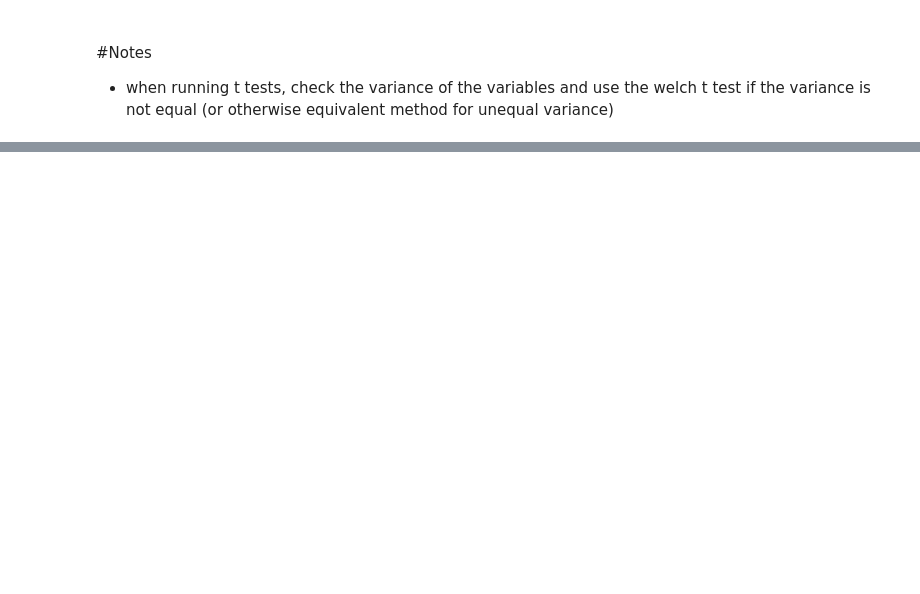
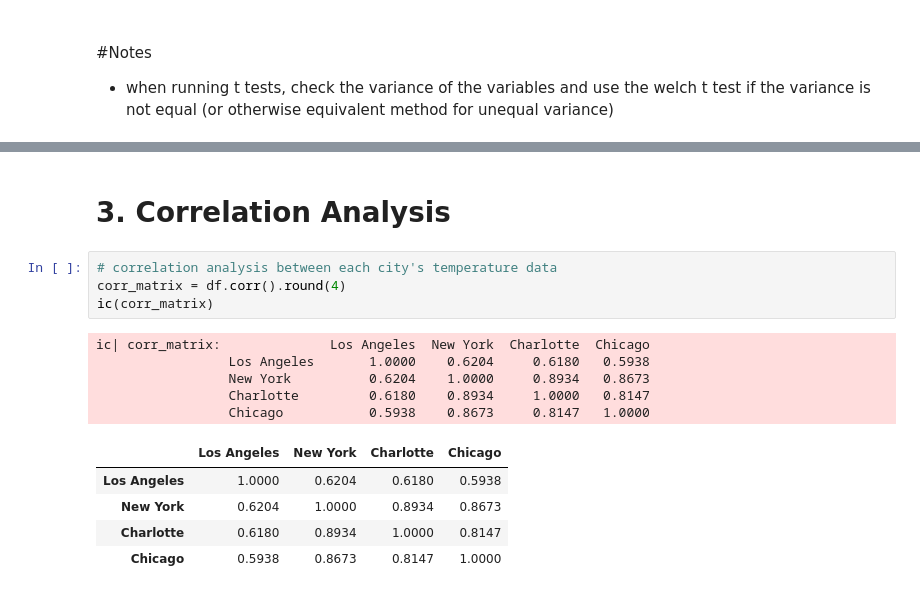
Before and after one commit to marceloamor/theory_application_of_da, a Jupyter notebook: assignment_1.ipynb, the cells around one changed output, grey strips where cells are left out. Drawn from its saved outputs; the diff is of its cells as text; blank space fills up the shorter version.

```diff
--- a/assignment_1.ipynb
+++ b/assignment_1.ipynb
@@ -167,0 +141,17 @@ plt.show()
+# %% [markdown]
+# 3. Correlation Analysis
+# %%
+# correlation analysis between each city's temperature data
+corr_matrix = df.corr().round(4)
+ic(corr_matrix)
+# %% [output]
+ic| corr_matrix:              Los Angeles  New York  Charlotte  Chicago
+                 Los Angeles       1.0000    0.6204     0.6180   0.5938
+                 New York          0.6204    1.0000     0.8934   0.8673
+                 Charlotte         0.6180    0.8934     1.0000   0.8147
+                 Chicago           0.5938    0.8673     0.8147   1.0000
+|  | Los Angeles | New York | Charlotte | Chicago |
+| Los Angeles | 1.0000 | 0.6204 | 0.6180 | 0.5938 |
+| New York | 0.6204 | 1.0000 | 0.8934 | 0.8673 |
+| Charlotte | 0.6180 | 0.8934 | 1.0000 | 0.8147 |
+| Chicago | 0.5938 | 0.8673 | 0.8147 | 1.0000 |
```
Also changed, not shown: parts of 17 cells of this notebook, 3 other files.
